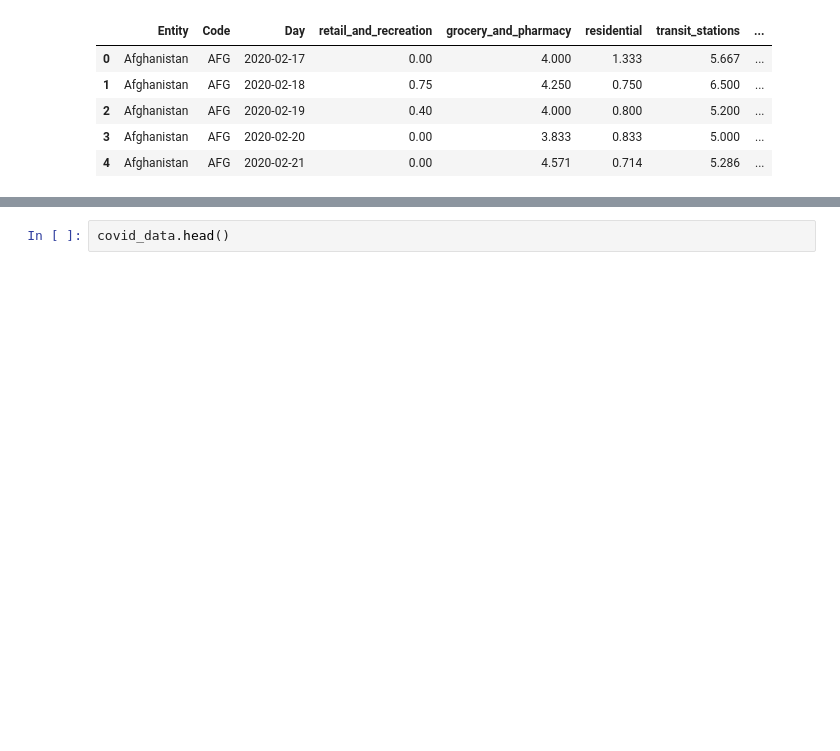
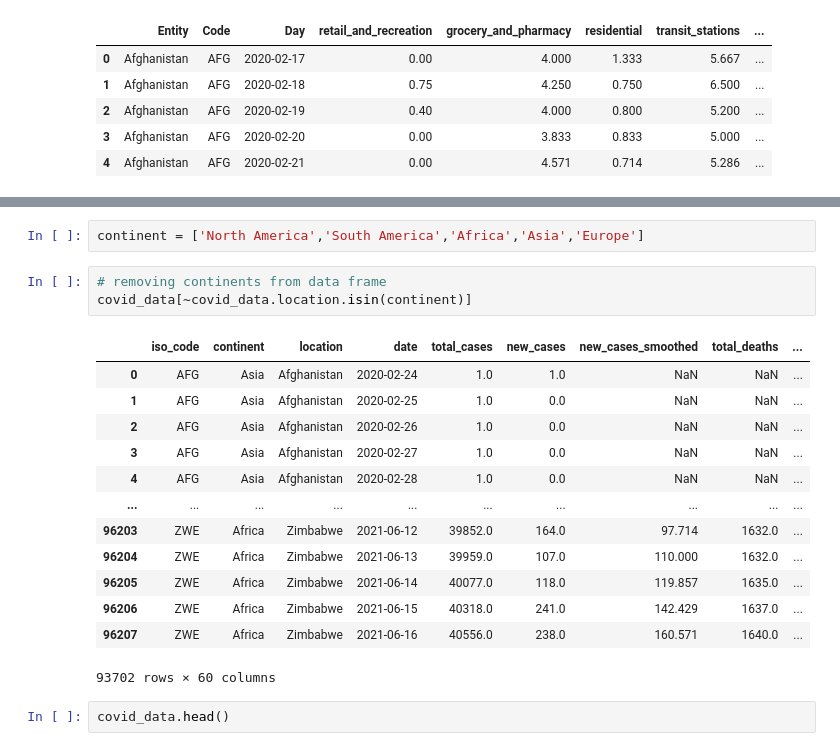
Before and after one commit to nithiyasuresh/Project-1-Covid-PolicyChangesAnalysis, a Jupyter notebook: project1.ipynb, the cells around one changed output, grey strips where cells are left out. Drawn from its saved outputs; the diff is of its cells as text; blank space fills up the shorter version.

```diff
--- a/project1.ipynb
+++ b/project1.ipynb
@@ -36,3 +60,22 @@ visitor_data.head()
+# %%
+continent = ['North America','South America','Africa','Asia','Europe']
+# %%
+# removing continents from data frame
+covid_data[~covid_data.location.isin(continent)]
+# %% [output]
+|  | iso_code | continent | location | date | total_cases | new_cases | new_cases_smoothed | total_deaths | ... |
+| 0 | AFG | Asia | Afghanistan | 2020-02-24 | 1.0 | 1.0 | NaN | NaN | ... |
+| 1 | AFG | Asia | Afghanistan | 2020-02-25 | 1.0 | 0.0 | NaN | NaN | ... |
+| 2 | AFG | Asia | Afghanistan | 2020-02-26 | 1.0 | 0.0 | NaN | NaN | ... |
+| 3 | AFG | Asia | Afghanistan | 2020-02-27 | 1.0 | 0.0 | NaN | NaN | ... |
+| 4 | AFG | Asia | Afghanistan | 2020-02-28 | 1.0 | 0.0 | NaN | NaN | ... |
+| ... | ... | ... | ... | ... | ... | ... | ... | ... | ... |
+| 96203 | ZWE | Africa | Zimbabwe | 2021-06-12 | 39852.0 | 164.0 | 97.714 | 1632.0 | ... |
+| 96204 | ZWE | Africa | Zimbabwe | 2021-06-13 | 39959.0 | 107.0 | 110.000 | 1632.0 | ... |
+| 96205 | ZWE | Africa | Zimbabwe | 2021-06-14 | 40077.0 | 118.0 | 119.857 | 1635.0 | ... |
+| 96206 | ZWE | Africa | Zimbabwe | 2021-06-15 | 40318.0 | 241.0 | 142.429 | 1637.0 | ... |
+| 96207 | ZWE | Africa | Zimbabwe | 2021-06-16 | 40556.0 | 238.0 | 160.571 | 1640.0 | ... |
+93702 rows × 60 columns
 # %%
 covid_data.head()
 # %% [output]
```
Also changed, not shown: parts of 4 cells of this notebook.
